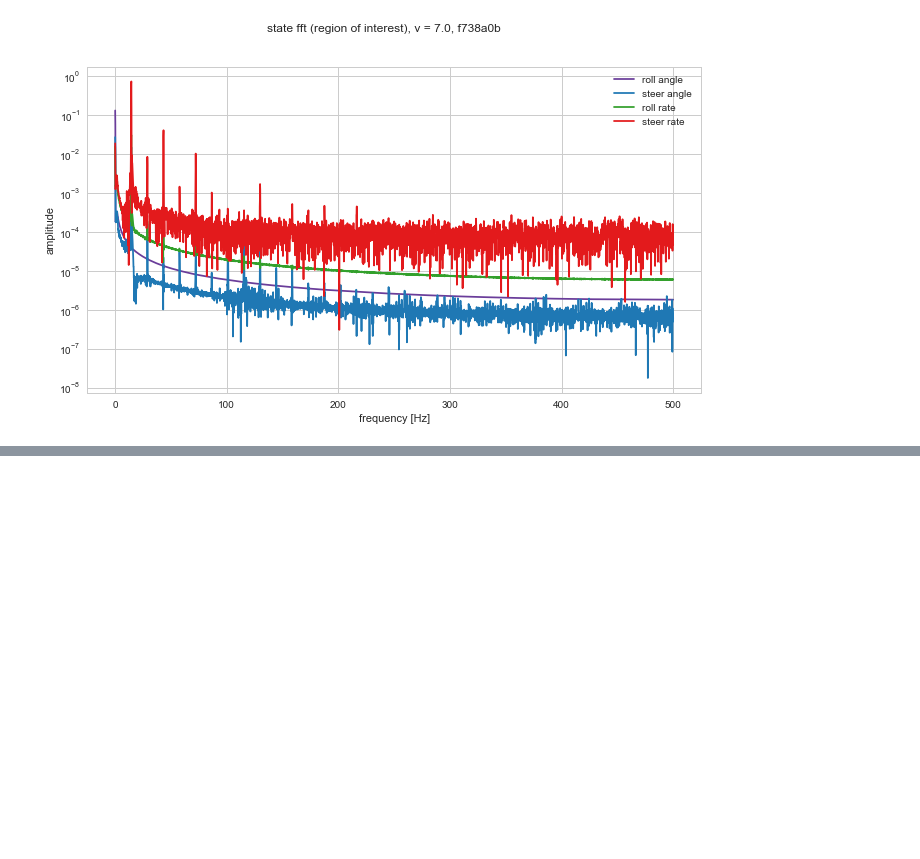
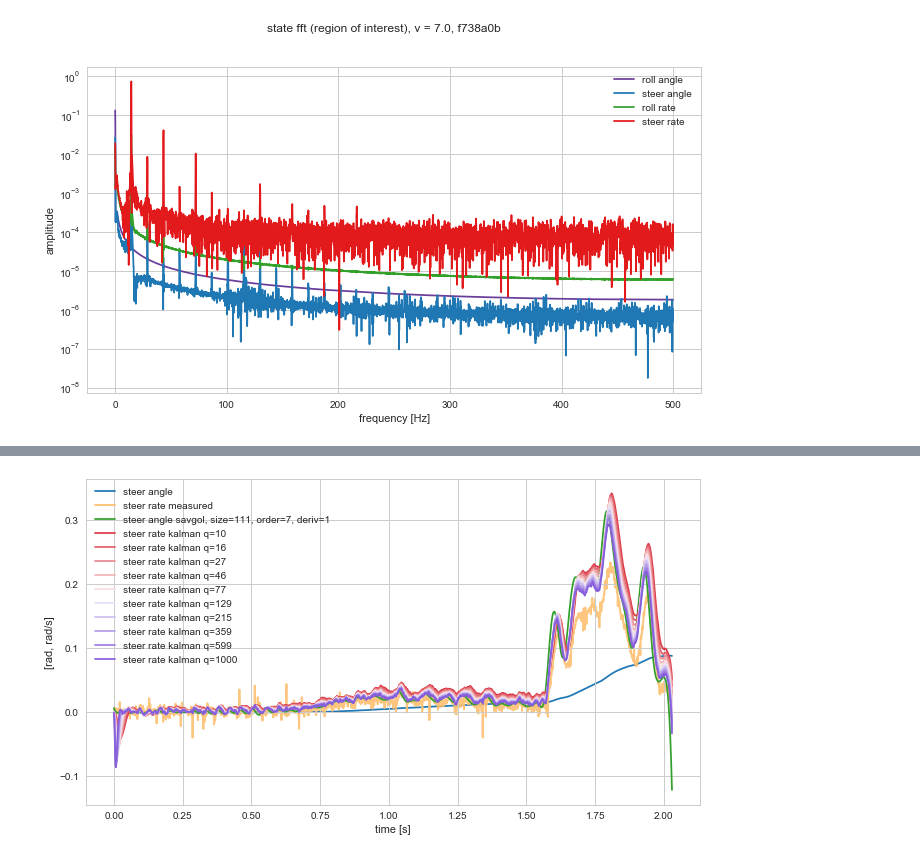
Before and after one commit to oliverlee/phobos, a Jupyter notebook: scripts/icsc2017/plot_impulse_response.ipynb, the cells around one changed output, grey strips where cells are left out. Saved outputs shown, nothing was run; the diff lists cells and outputs as text; code cells hidden in the pictures; blank space fills up the shorter version.

```diff
--- a/scripts/icsc2017/plot_impulse_response.ipynb
+++ b/scripts/icsc2017/plot_impulse_response.ipynb
@@ -251,0 +284,85 @@ fig.set_size_inches(11, 6)
+# %%
+# compute Kalman filter estimate for steer rate signal
+from plot_sim import get_kollmorgen_applied_torque, get_kistler_sensor_torque
+from phobos.constants import sa
+
+rec = records[0]
+T_M = rec['T_M'] = get_kollmorgen_applied_torque(
+    rec['data'].sensors.kollmorgen_actual_torque)
+T_S = rec['T_S'] = get_kistler_sensor_torque(
+    rec['data'].sensors.kistler_measured_torque)
+m = (sa.FULL_ASSEMBLY_INERTIA_WITHOUT_WEIGHT -
+     sa.UPPER_ASSEMBLY_INERTIA_PHYSICAL)
+
+dt = rec['metadata'].model.dt
+Ad = np.array([
+    [1, dt],
+    [0,  1]
+])
+Bd = np.array([
+    [1/2*dt**2],
+    [dt]
+])
+Cd = np.eye(2)
+Q = np.array([
+    [1/4*dt**4, 1/2*dt**3],
+    [1/2*dt**3,     dt**2]
+])
+# measured steer angle/rate variance
+## 2.03049-6
+## 0.02604
+# reduce steer angle measurement covariance
+# due to time delay in steer rate measurement
+R = np.array([
+    [2.03049e-6 / 10,       0],
+    [         0, 0.02604]
+])
+# steer angle and rate observations
+z = np.reshape(
+    rec['data'].state[:, [2, 4]],
+    (-1, 2, 1))
+u = np.reshape((T_M - T_S)/m, (-1, 1, 1))
+P0 = np.zeros((2, 2))
+x0 = np.zeros((2, 1))
+
+# reduce points for plotting
+limit = slice(0, 2030)
+t = rec['time'][limit]
+z = z[limit, :]
+u = u[limit, :]
+
+xhat = []
+q = [int(i) for i in np.logspace(1, 3, 10)]
+for qi in q:
+    xhat.append(kalman(Ad, Bd, Cd, qi*Q, R, P0, x0, z, u)[0])
+
+# get savitzky-golay filtered steer angle
+steer_angle_savgol = scipy.signal.savgol_filter(
+    np.squeeze(z[:, 0]), 111, 7, deriv=1, delta=dt)
+
+colors = np.roll(sns.color_palette('Paired', 10), 2, axis=0)
+fig, ax = plt.subplots()
+ax.plot(t, z[:, 0], label='steer angle',
+        color=colors[3], zorder=0)
+ax.plot(t, z[:, 1], label='steer rate measured',
+        linewidth=2,
+        color=colors[8], zorder=0, alpha=0.9)
+#ax.plot(t, (T_M - T_S)/m, label='steer accel (from torque diff)',
+#        color=colors[8], zorder=0, alpha=0.9)
+ax.plot(t, steer_angle_savgol, label='steer angle savgol, size=111, order=7, deriv=1',
+        color=colors[5],  zorder=1)
+
+import warnings
+with warnings.catch_warnings():
+    warnings.filterwarnings("ignore", category=DeprecationWarning)
+    qcolors = sns.diverging_palette(10, 275, n=len(q))
+for i in range(len(q)):
+    ax.plot(t, xhat[i][:, 1], label='steer rate kalman q={}'.format(q[i]),
+            color=qcolors[i], zorder=1)
+
+ax.legend()
+ax.set_xlabel('time [s]')
+ax.set_ylabel('[rad, rad/s]')
+fig.set_size_inches(11, 6)
+# %% [output]
+[figure, added]
```
Also changed, not shown: parts of 2 cells of this notebook.
